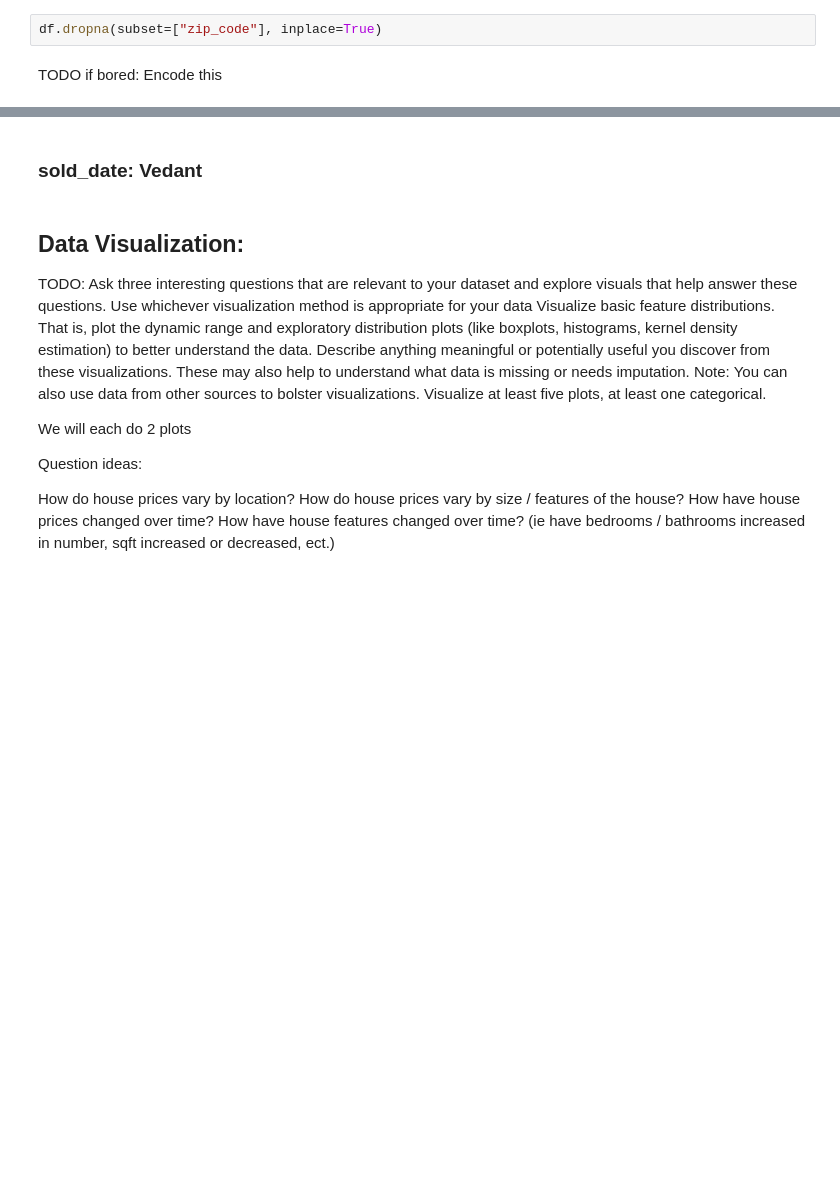
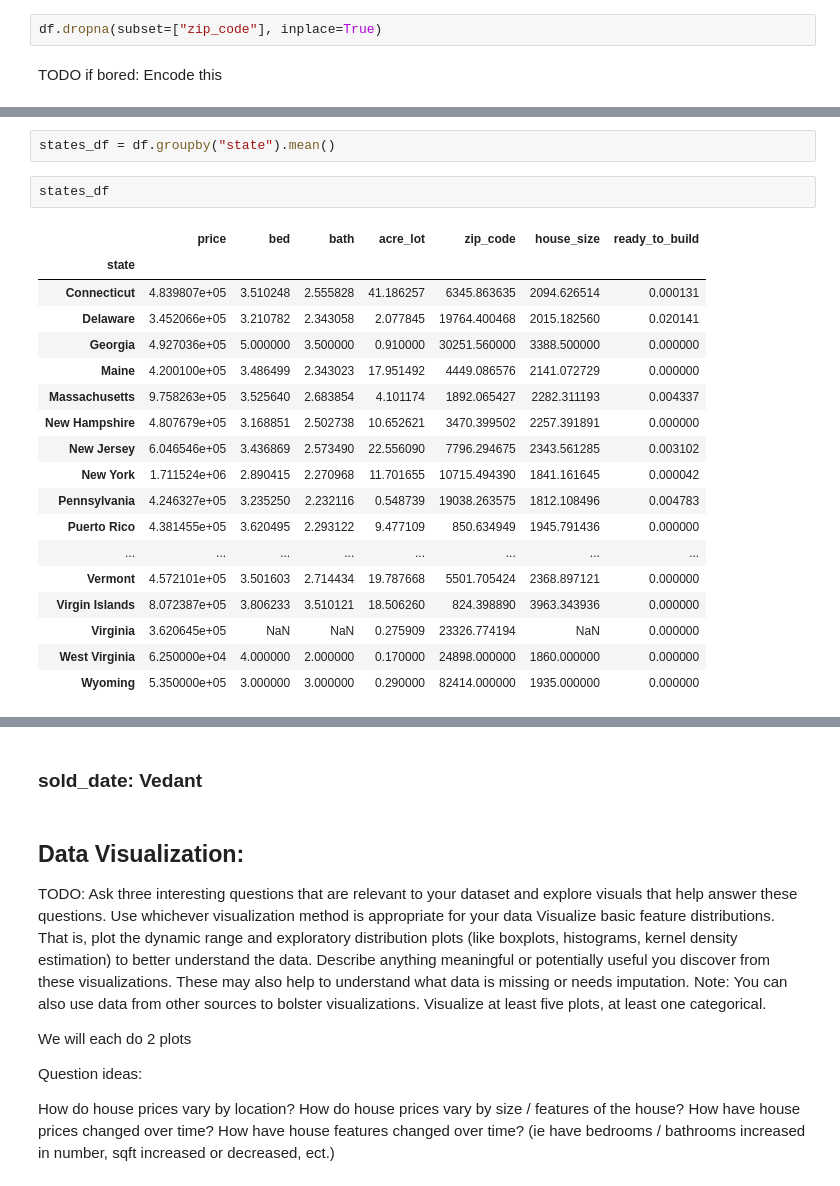
Before and after one commit to saakethkoka/Real-Estate-EDA, a Jupyter notebook: eda.ipynb, the cells around one changed output, grey strips where cells are left out. Cells and saved outputs as stored; diff of their text form; blank space fills up the shorter version.

```diff
--- a/eda.ipynb
+++ b/eda.ipynb
@@ -187,0 +258,23 @@ TODO if bored: Encode this
+# %%
+states_df = df.groupby("state").mean()
+# %%
+states_df
+# %% [output]
+|  | price | bed | bath | acre_lot | zip_code | house_size | ready_to_build |
+| state |  |  |  |  |  |  |  |
+| Connecticut | 4.839807e+05 | 3.510248 | 2.555828 | 41.186257 | 6345.863635 | 2094.626514 | 0.000131 |
+| Delaware | 3.452066e+05 | 3.210782 | 2.343058 | 2.077845 | 19764.400468 | 2015.182560 | 0.020141 |
+| Georgia | 4.927036e+05 | 5.000000 | 3.500000 | 0.910000 | 30251.560000 | 3388.500000 | 0.000000 |
+| Maine | 4.200100e+05 | 3.486499 | 2.343023 | 17.951492 | 4449.086576 | 2141.072729 | 0.000000 |
+| Massachusetts | 9.758263e+05 | 3.525640 | 2.683854 | 4.101174 | 1892.065427 | 2282.311193 | 0.004337 |
+| New Hampshire | 4.807679e+05 | 3.168851 | 2.502738 | 10.652621 | 3470.399502 | 2257.391891 | 0.000000 |
+| New Jersey | 6.046546e+05 | 3.436869 | 2.573490 | 22.556090 | 7796.294675 | 2343.561285 | 0.003102 |
+| New York | 1.711524e+06 | 2.890415 | 2.270968 | 11.701655 | 10715.494390 | 1841.161645 | 0.000042 |
+| Pennsylvania | 4.246327e+05 | 3.235250 | 2.232116 | 0.548739 | 19038.263575 | 1812.108496 | 0.004783 |
+| Puerto Rico | 4.381455e+05 | 3.620495 | 2.293122 | 9.477109 | 850.634949 | 1945.791436 | 0.000000 |
+| ... | ... | ... | ... | ... | ... | ... | ... |
+| Vermont | 4.572101e+05 | 3.501603 | 2.714434 | 19.787668 | 5501.705424 | 2368.897121 | 0.000000 |
+| Virgin Islands | 8.072387e+05 | 3.806233 | 3.510121 | 18.506260 | 824.398890 | 3963.343936 | 0.000000 |
+| Virginia | 3.620645e+05 | NaN | NaN | 0.275909 | 23326.774194 | NaN | 0.000000 |
+| West Virginia | 6.250000e+04 | 4.000000 | 2.000000 | 0.170000 | 24898.000000 | 1860.000000 | 0.000000 |
+| Wyoming | 5.350000e+05 | 3.000000 | 3.000000 | 0.290000 | 82414.000000 | 1935.000000 | 0.000000 |
```
Also changed, not shown: parts of 11 cells of this notebook.
